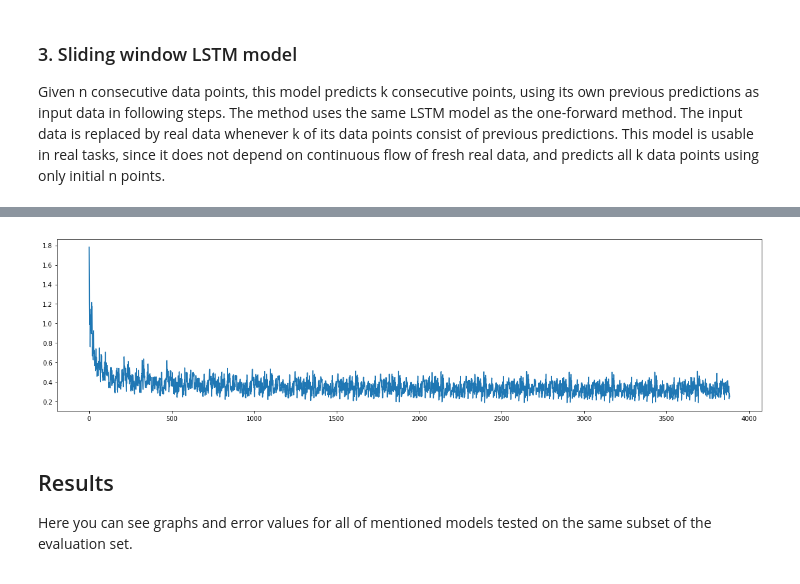
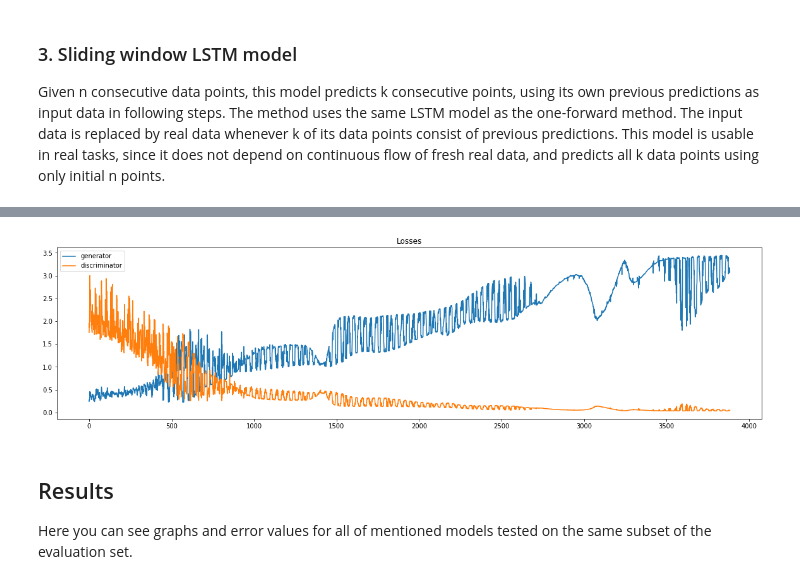
Before and after one commit to agayev169/weather_forecast, a Jupyter notebook: lstm_weather.ipynb, the cells around one changed output, grey strips where cells are left out. Cells and saved outputs as stored; diff of their text form; code cells hidden in the pictures.

Commit message:
Added LSTM GAN (v0.1)

```diff
--- a/lstm_weather.ipynb
+++ b/lstm_weather.ipynb
@@ -39,8 +39,7 @@ TIME_ZERO = pd.Timestamp('1970-01-01 00:00:00')
 TIME_DELTA = '1h'
 
 SEQ_LENGTH = 48
-TO_PREDICT = 24
-PERIOD_TO_PREDICT = 24
+TO_PREDICT = 48
 # %%
  # functions for cleaning the data
 
@@ -270,6 +261,6 @@ plt.show()
 # %%
 # we shift values so that each row has a corresponding future row
 for col in df.columns:
-    df["future_{}".format(col)] = df["{}".format(col)].shift(-PERIOD_TO_PREDICT)
+    df["future_{}".format(col)] = df["{}".format(col)].shift(-TO_PREDICT)
 # %%
 df.head()
@@ -283,7 +267,7 @@ df.head()
 # %%
 %%time
 df = df.loc[:410500];
-(train_x, train_y), (val_x, val_y) = preprocess_data(df, 0.3, PERIOD_TO_PREDICT)
+(train_x, train_y), (val_x, val_y) = preprocess_data(df, 0.3, TO_PREDICT)
 
 print("shape of train x:", train_x.shape)
 print("shape of train y:", train_y.shape)
@@ -470,73 +409,111 @@ tf.reset_default_graph()
 
 def LSTM(): # Returns tf model
 
-    LSTM_UNITS = 256
+#     LSTM_UNITS = 256
+    G_UNITS = 256
+    D_UNITS = 16
 
-    FC_UNITS = 64
+#     FC_UNITS = 64
 
     INPUT_DIM = 3
     OUTPUT_DIM = 3
 
     BATCH_SIZE = 256
 
-    x = tf.placeholder(tf.float32, [None, SEQ_LENGTH, INPUT_DIM], name="x")
-    y = tf.placeholder(tf.float32, [None, PERIOD_TO_PREDICT, OUTPUT_DIM], name="y")
+    x = tf.placeholder(tf.float32, [None, SEQ_LENGTH, INPUT_DIM], name="x") # input for real data
+    y = tf.placeholder(tf.float32, [None, TO_PREDICT, OUTPUT_DIM], name="y") # output of a model
 
     def predict(x): # Returns a prediction
+        with tf.variable_scope("generator", reuse=tf.AUTO_REUSE):
+            weights = tf.Variable(tf.random_normal([G_UNITS, OUTPUT_DIM * TO_PREDICT]), name="fc_weights")
+            biases = tf.Variable(tf.random_normal([OUTPUT_DIM * TO_PREDICT]), name="fc_biases")
 
-        weights = tf.Variable(tf.random_normal([LSTM_UNITS, OUTPUT_DIM * PERIOD_TO_PREDICT]), name="fc_weights")
-        biases = tf.Variable(tf.random_normal([OUTPUT_DIM * PERIOD_TO_PREDICT]), name="fc_biases")
+            x = tf.transpose(x, [1, 0, 2])
+            x = tf.reshape(x, [-1, INPUT_DIM])
+            x = tf.split(x, SEQ_LENGTH, 0)
 
-        x = tf.transpose(x, [1, 0, 2])
-        x = tf.reshape(x, [-1, INPUT_DIM])
-        x = tf.split(x, SEQ_LENGTH, 0)
+            lstm_cell = tf.nn.rnn_cell.LSTMCell(G_UNITS, state_is_tuple=True, name="LSTM_cell")
+            outputs, _ = tf.nn.static_rnn(lstm_cell, x, dtype=tf.float32)
 
-        lstm_cell = tf.nn.rnn_cell.LSTMCell(LSTM_UNITS, state_is_tuple=True, name="LSTM_cell")
-        outputs, _ = tf.nn.static_rnn(lstm_cell, x, dtype=tf.float32)
+            output = tf.matmul(tf.nn.tanh(outputs[-1]), weights) + biases
 
-        output = tf.matmul(tf.nn.tanh(outputs[-1]), weights) + biases
+            return tf.reshape(output, [-1, TO_PREDICT, OUTPUT_DIM])
 
-        return tf.reshape(output, [-1, PERIOD_TO_PREDICT, OUTPUT_DIM])
+    def discriminator(x):
+        with tf.variable_scope("discriminator", reuse=tf.AUTO_REUSE):
+            weights = tf.Variable(tf.random_normal([D_UNITS, 1]), name="fc_weights")
+            biases = tf.Variable(tf.random_normal([1]), name="fc_biases")
+
+            x = tf.transpose(x, [1, 0, 2])
+            x = tf.reshape(x, [-1, INPUT_DIM])
+            x = tf.split(x, SEQ_LENGTH, 0)
+
+            lstm_cell = tf.nn.rnn_cell.LSTMCell(D_UNITS, state_is_tuple=True, name="LSTM_cell")
+            outputs, _ = tf.nn.static_rnn(lstm_cell, x, dtype=tf.float32)
+
+            output = tf.matmul(tf.nn.tanh(outputs[-1]), weights) + biases
+
+            return tf.nn.sigmoid(output), output
+
 
     prediction = predict(x)
-    cost = tf.reduce_mean(tf.abs(prediction - y))
-    optimizer = tf.train.AdamOptimizer(0.001).minimize(cost)
+    D_real, D_real_logits = discriminator(y)
+    D_fake, D_fake_logits = discriminator(prediction)
+
+    D_real_cost = tf.reduce_mean(
+        tf.nn.sigmoid_cross_entropy_with_logits(logits=D_real_logits, labels=tf.ones([BATCH_SIZE, 1])))
+    D_fake_cost = tf.reduce_mean(
+        tf.nn.sigmoid_cross_entropy_with_logits(logits=D_fake_logits, labels=tf.zeros([BATCH_SIZE, 1])))
+
+    D_cost = D_real_cost + D_fake_cost
+
+    G_cost = tf.reduce_mean(
+        tf.nn.sigmoid_cross_entropy_with_logits(logits=D_fake_logits, labels=tf.ones([BATCH_SIZE, 1])))
+
+    t_vars = tf.trainable_variables()
+    D_vars = [var for var in t_vars if var.name.startswith('discriminator')]
+    G_vars = [var for var in t_vars if var.name.startswith('generator')]
+
+    D_optimizer = tf.train.AdamOptimizer(0.0001).minimize(D_cost, var_list=D_vars)
+    G_optimizer = tf.train.AdamOptimizer(0.00001).minimize(G_cost, var_list=G_vars)
+
 
     with tf.Session() as sess:
         sess.run(tf.global_variables_initializer())
 
-        c = sess.run(cost, feed_dict={x: val_x, y: val_y})
         print("Training started!")
 
         EPOCHS = 15
 
-        losses = []
+        G_losses = []
+        D_losses = []
 
         for epoch in range(EPOCHS):
             for i in range(len(train_x) // BATCH_SIZE):
                 epoch_x = train_x[i * BATCH_SIZE:(i + 1) * BATCH_SIZE]
                 epoch_y = train_y[i * BATCH_SIZE:(i + 1) * BATCH_SIZE]
 
-                _, c = sess.run([optimizer, cost], feed_dict={x: epoch_x, y: epoch_y})
+                _, _, gc, dc = sess.run([G_optimizer, D_optimizer, G_cost, D_cost], feed_dict={x: epoch_x, y: epoch_y})
 
-                losses.append(c)
+                G_losses.append(gc)
+                D_losses.append(dc)
 
-            c = sess.run(cost, feed_dict={x: val_x, y: val_y})
-            print('Epoch', epoch + 1, 'completed out of', EPOCHS, 'loss:', c)
+            gc, dc = sess.run([G_cost, D_cost], feed_dict={x: val_x[:BATCH_SIZE], y: val_y[:BATCH_SIZE]})
+            print('Epoch', epoch + 1, 'completed out of', EPOCHS, 'G_loss:', gc, 'D_loss:', dc)
         print("Training done!")
 
         TEST_PRED = 300
 
 #         predictions_lstm = sess.run(prediction, feed_dict={x: val_x[:1000]})
 #         predictions_lstm = sess.run(prediction, feed_dict={x: np.array([val_x[i] for i in range(0, 1200, 24)])})
-        predictions_lstm = sess.run(prediction, feed_dict={x: np.array([val_x[i] for i in range(0, 1200, 24)])})
+        predictions_lstm = sess.run(prediction, feed_dict={x: np.array([val_x[i] for i in range(0, 1200, TO_PREDICT)])})
         predictions_lstm = np.reshape(predictions_lstm, [-1, 3])
         predictions_lstm = predictions_lstm[:TEST_PRED]
 
         plt.figure(figsize=(20, 5))
 
         plt.subplot(1, 2, 1)
-        real = np.array([val_y[i] for i in range(0, 1200, 24)])
+        real = np.array([val_y[i] for i in range(0, 1200, TO_PREDICT)])
         real = np.reshape(real, [-1, 3])
         plt.plot(real[:TEST_PRED])
         plt.title("Real")
@@ -547,7 +524,10 @@ def LSTM(): # Returns tf model
         plt.show()
 
         plt.figure(figsize=(20, 5))
-        plt.plot(losses)
+        plt.title("Losses")
+        plt.plot(G_losses, label="generator")
+        plt.plot(D_losses, label="discriminator")
+        plt.legend()
         plt.show()
 
 
@@ -576,4 +554,4 @@ Training done!
-[figure, old version]
+[figure, new version]
 # %% [markdown]
 ## Results
 
```
Also changed, not shown: parts of 16 cells of this notebook.
